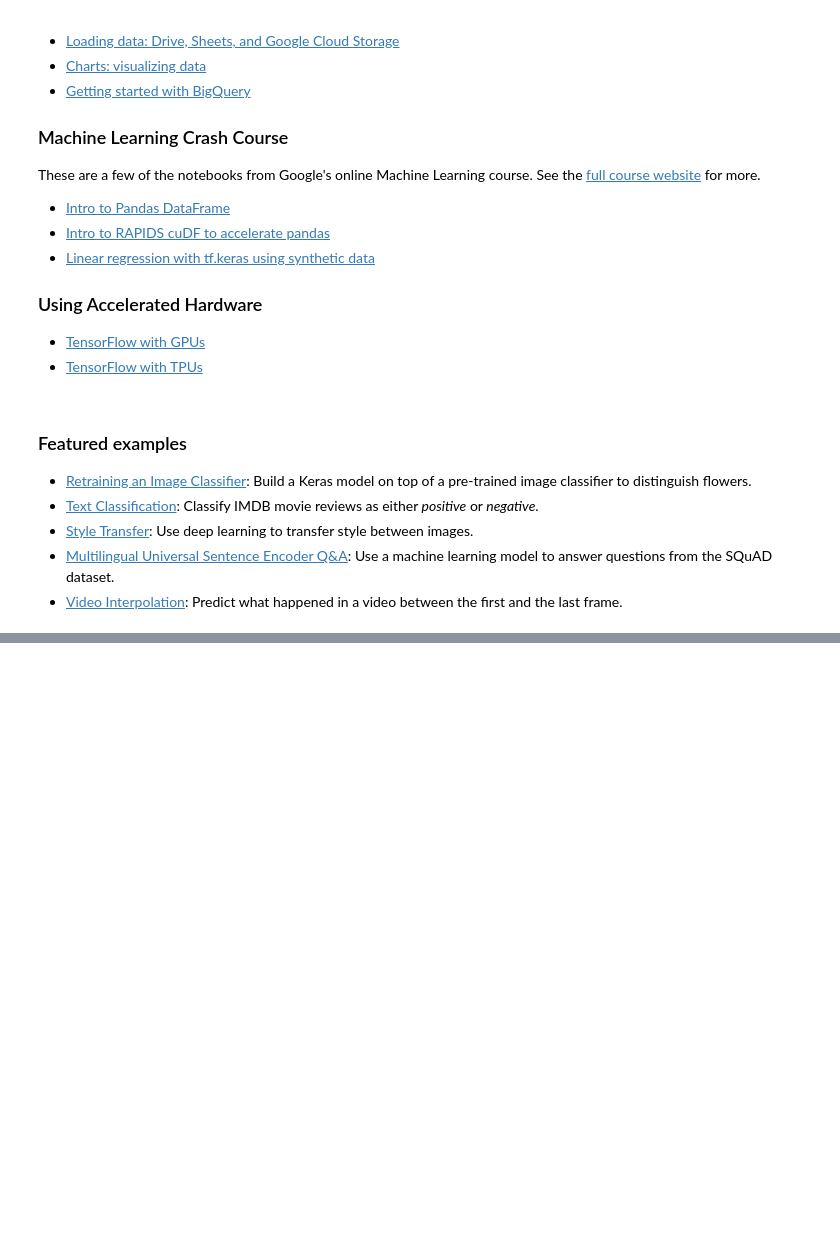
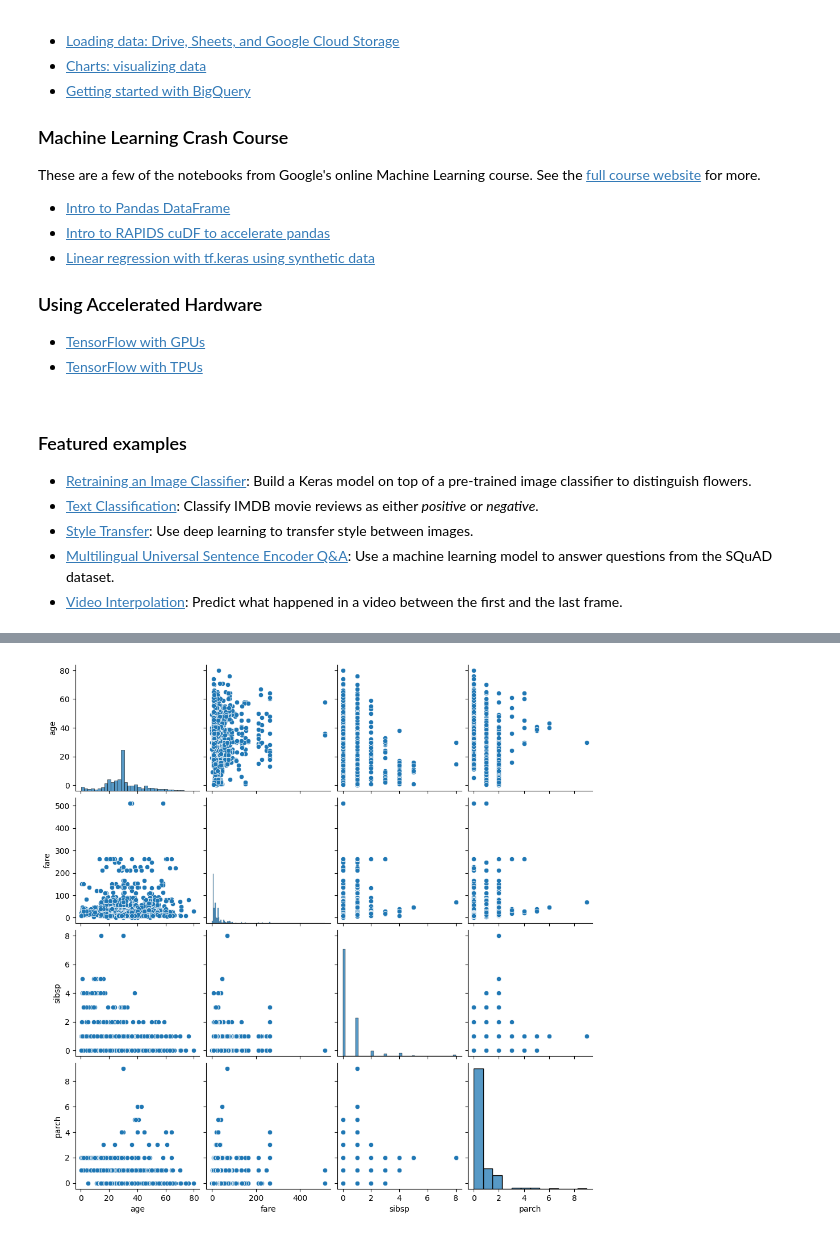
Before and after one commit to Mani-06/lab1, a Jupyter notebook: Welcome_To_Colab.ipynb, the cells around one changed output, grey strips where cells are left out. Cells and saved outputs as stored; diff of their text form; code cells hidden in the pictures; blank space fills up the shorter version.

```diff
--- a/Welcome_To_Colab.ipynb
+++ b/Welcome_To_Colab.ipynb
@@ -207,0 +280,8 @@ These are a few of the notebooks from Google's online Machine Learning course. S
+# %%
+import seaborn as sns
+# Pairplot to visualize relationships between numerical features
+# Changed 'Age' to 'age' to match the actual column name in the DataFrame
+sns.pairplot(data[['age', 'fare', 'sibsp', 'parch']].dropna())
+plt.show()
+# %% [output]
+[figure, added]
```
Also changed, not shown: parts of 17 cells of this notebook.
